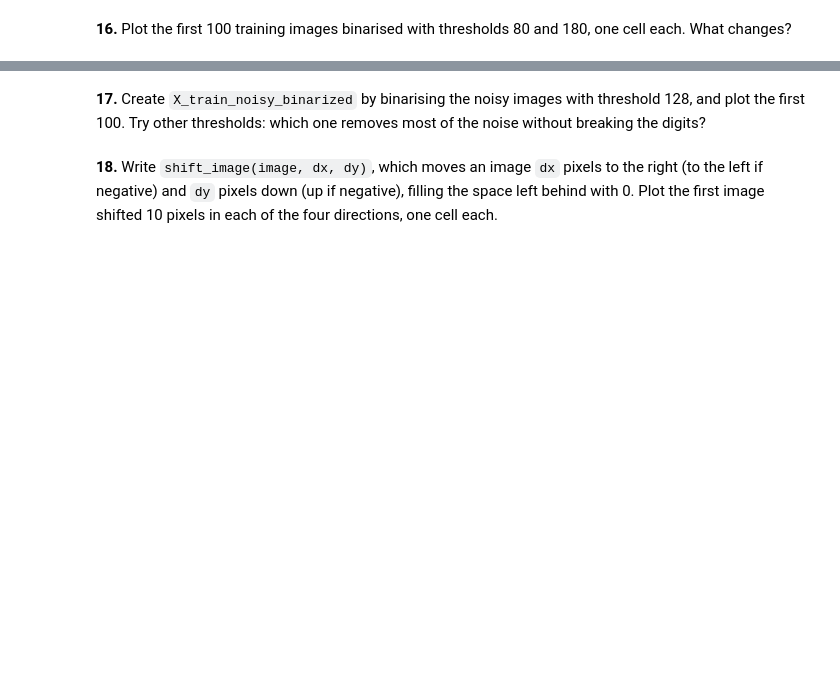
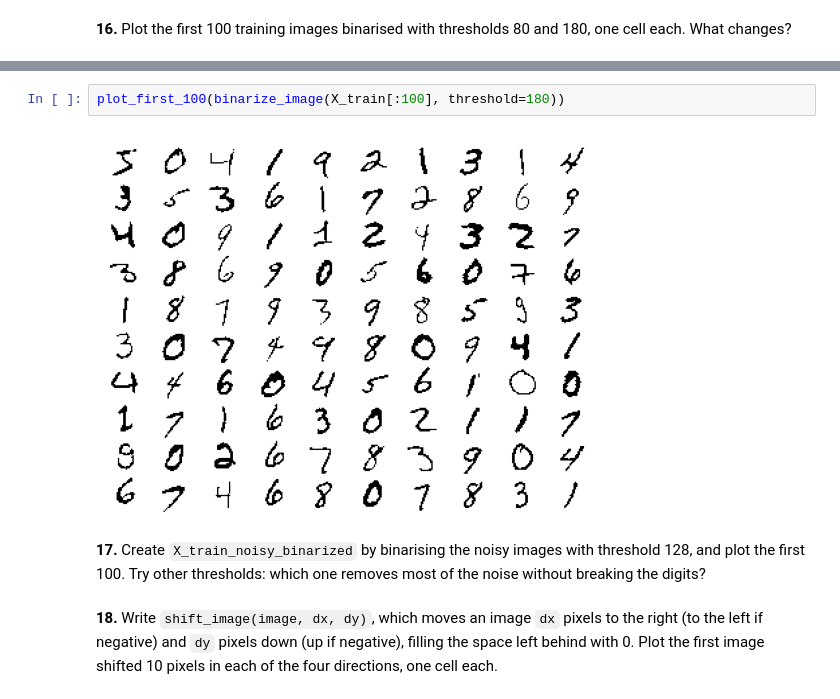
Before and after one commit to Varo-27/numpy-mnist, a Jupyter notebook: mnist_numpy.ipynb, the cells around one changed output, grey strips where cells are left out. Saved outputs shown, nothing was run; the diff lists cells and outputs as text; blank space fills up the shorter version.

```diff
--- a/mnist_numpy.ipynb
+++ b/mnist_numpy.ipynb
@@ -356,3 +382,7 @@ np.allclose(normalized_with_loops, normalized_with_numpy), speedup
+# %%
+plot_first_100(binarize_image(X_train[:100], threshold=180))
+# %% [output]
+[figure, added]
 # %% [markdown]
 **17.** Create `X_train_noisy_binarized` by binarising the noisy images with threshold 128, and plot the first 100. Try other thresholds: which one removes most of the noise without breaking the digits?
 # %% [markdown]
```
Also changed, not shown: parts of 5 cells of this notebook.
